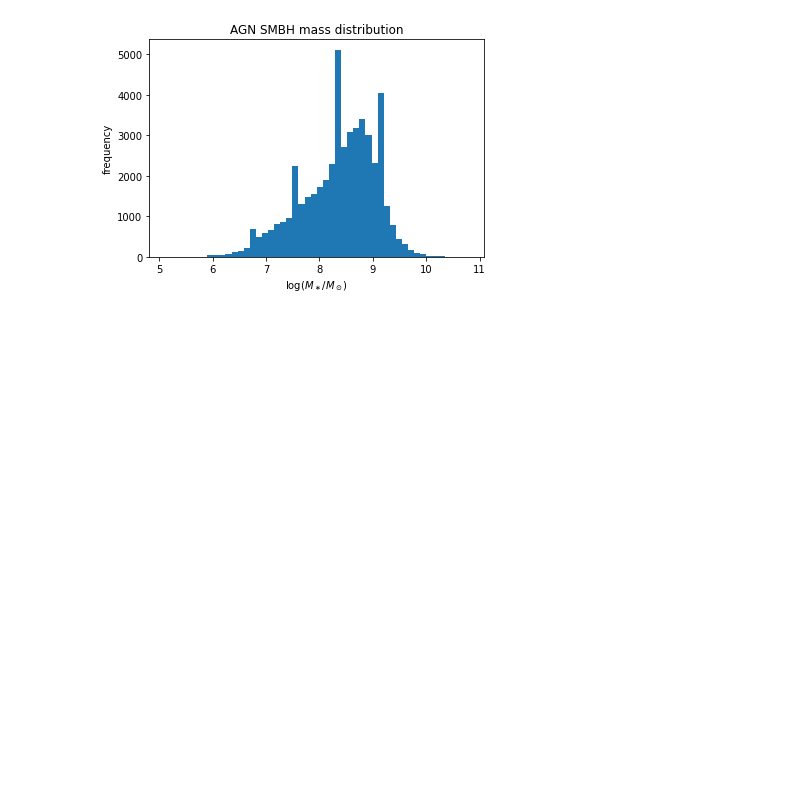
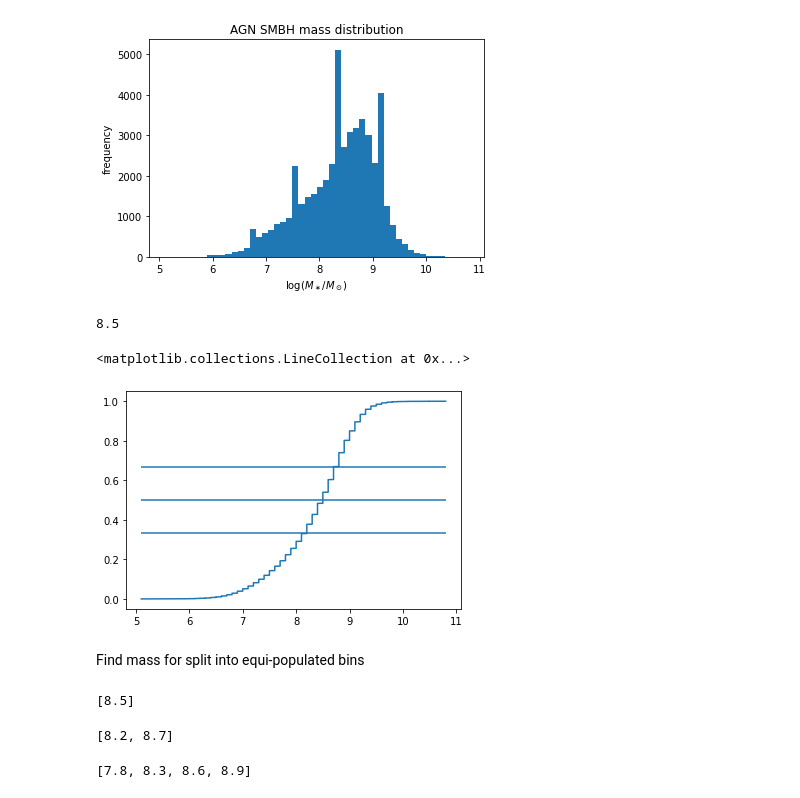
Before and after one commit to ziwenkk/unions-shear-ustc-cea, a Jupyter notebook: agn_ggl/notebooks/SMBH cataogue basics.ipynb, the cells around one changed output. Cells and saved outputs as stored; diff of their text form; code cells hidden in the pictures; blank space fills up the shorter version.

```diff
--- a/agn_ggl/notebooks/SMBH cataogue basics.ipynb
+++ b/agn_ggl/notebooks/SMBH cataogue basics.ipynb
@@ -37,3 +55,24 @@ plt.title('AGN SMBH mass distribution')
 # %% [output]
 Text(0.5, 1.0, 'AGN SMBH mass distribution')
 [figure]
+# %%
+# If we want to split the sample into two mass bins, best is maybe at the median
+np.median(dat['col4'])
+# %% [output]
+8.5
+# %%
+# To split into more equi-populated bins, compute cumulative distribution function
+cdf = ECDF(dat['col4'])
+# %%
+# Plot with some lines to split (e.g. 1/3, 2/3 for split into three samples)
+plt.plot(cdf.x, cdf.y, '-')
+
+xmin, xmax = cdf.x[1], cdf.x[-1]
+# cdf.x[0] is -infinity
+
+plt.hlines([1/3, 0.5, 2/3], xmin, xmax)
+# %% [output]
+<matplotlib.collections.LineCollection at 0x...>
+[figure, added]
+# %% [markdown]
+Find mass for split into equi-populated bins
@@ -39,0 +87,15 @@ Text(0.5, 1.0, 'AGN SMBH mass distribution')
+# %%
+# Split into two (check whether we get median from before)
+y_equi(cdf, 2)
+# %% [output]
+[8.5]
+# %%
+# Split into three
+y_equi(cdf, 3)
+# %% [output]
+[8.2, 8.7]
+# %%
+# We can play around...
+y_equi(cdf, 5)
+# %% [output]
+[7.8, 8.3, 8.6, 8.9]
```
Also changed, not shown: parts of 3 cells of this notebook, 3 other files.
